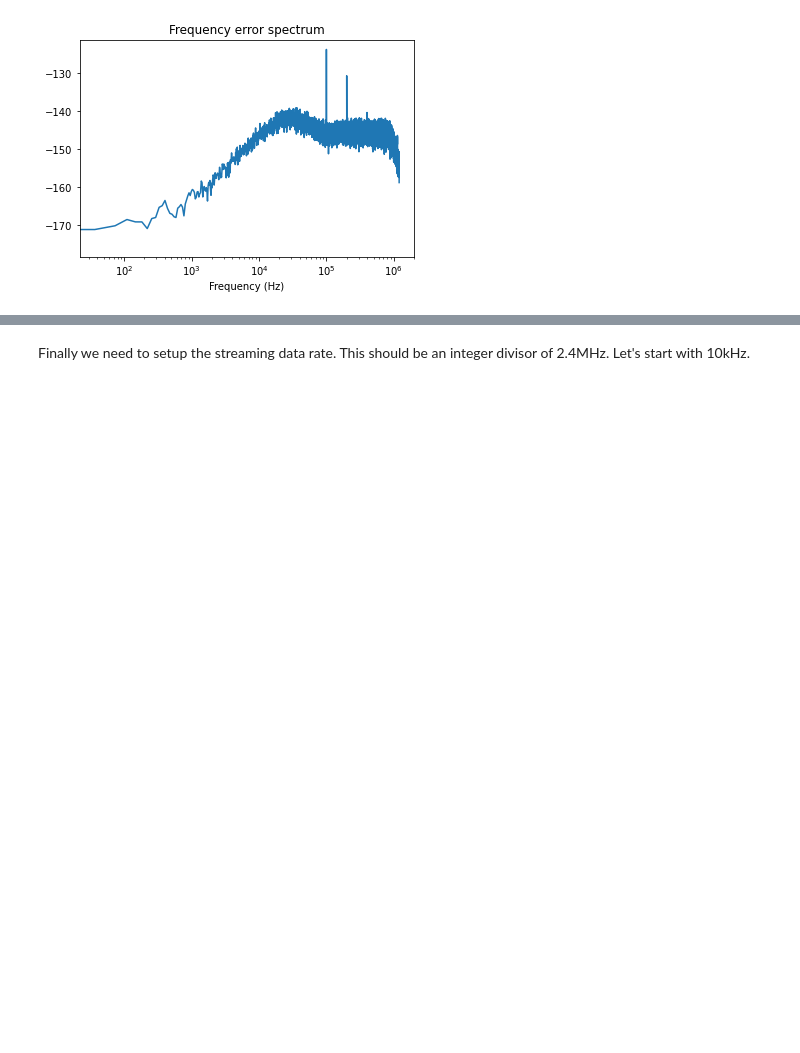
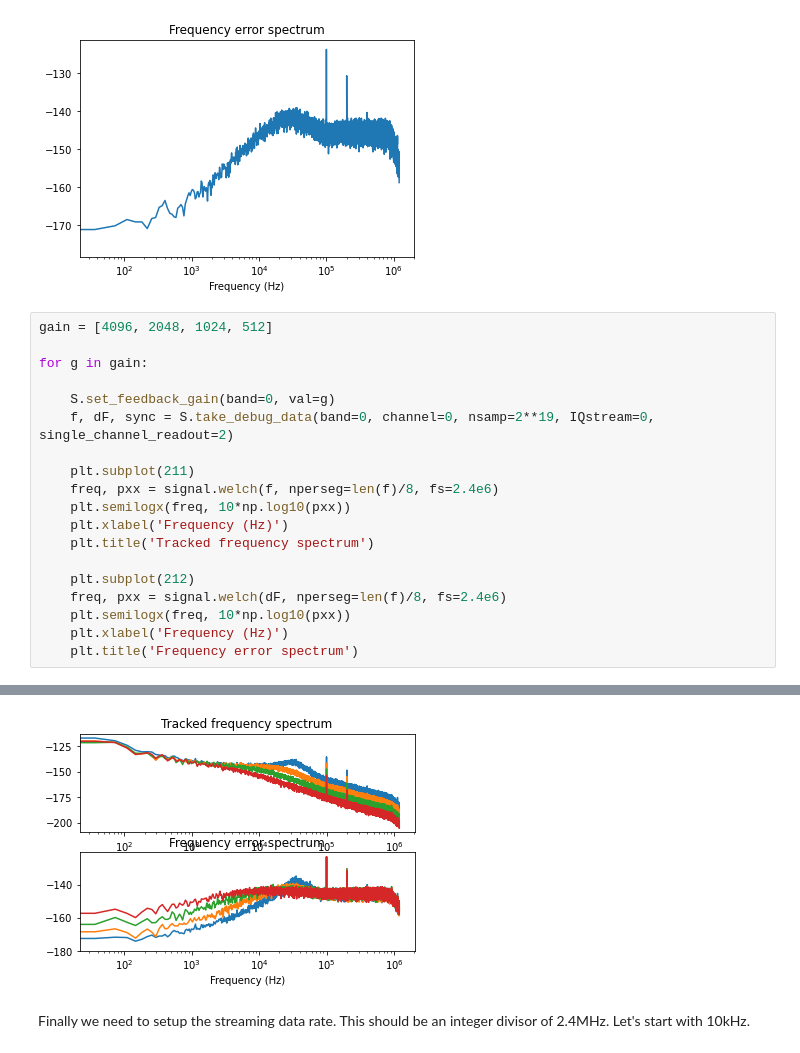
Before and after one commit to slaclab/pysmurf, a Jupyter notebook: scratch/mdewart/intro_to_smurf.ipynb, the cells around one changed output, grey strips where cells are left out. Saved outputs shown, nothing was run; the diff lists cells and outputs as text; blank space fills up the shorter version.

Commit message:
Show difference between feedback gains

```diff
--- a/scratch/mdewart/intro_to_smurf.ipynb
+++ b/scratch/mdewart/intro_to_smurf.ipynb
@@ -247,3 +247,23 @@ plt.title('Frequency error spectrum')
 # %% [output]
 Text(0.5, 1.0, 'Frequency error spectrum')
 [figure]
+# %%
+gain = [4096, 2048, 1024, 512]
+
+for g in gain:
+
+    S.set_feedback_gain(band=0, val=g)
+    f, dF, sync = S.take_debug_data(band=0, channel=0, nsamp=2**19, IQstream=0, single_channel_readout=2)
+
+    plt.subplot(211)
+    freq, pxx = signal.welch(f, nperseg=len(f)/8, fs=2.4e6)
+    plt.semilogx(freq, 10*np.log10(pxx))
+    plt.xlabel('Frequency (Hz)')
+    plt.title('Tracked frequency spectrum')
+
+    plt.subplot(212)
+    freq, pxx = signal.welch(dF, nperseg=len(f)/8, fs=2.4e6)
+    plt.semilogx(freq, 10*np.log10(pxx))
+    plt.xlabel('Frequency (Hz)')
+    plt.title('Frequency error spectrum')
+# %% [output]
@@ -250,3 +298,4 @@ Text(0.5, 1.0, 'Frequency error spectrum')
+[figure, added]
 # %% [markdown]
 Finally we need to setup the streaming data rate.  This should be an integer divisor of 2.4MHz.  Let's start with 10kHz.
 # %%
```
Also changed, not shown: parts of 2 cells of this notebook.
